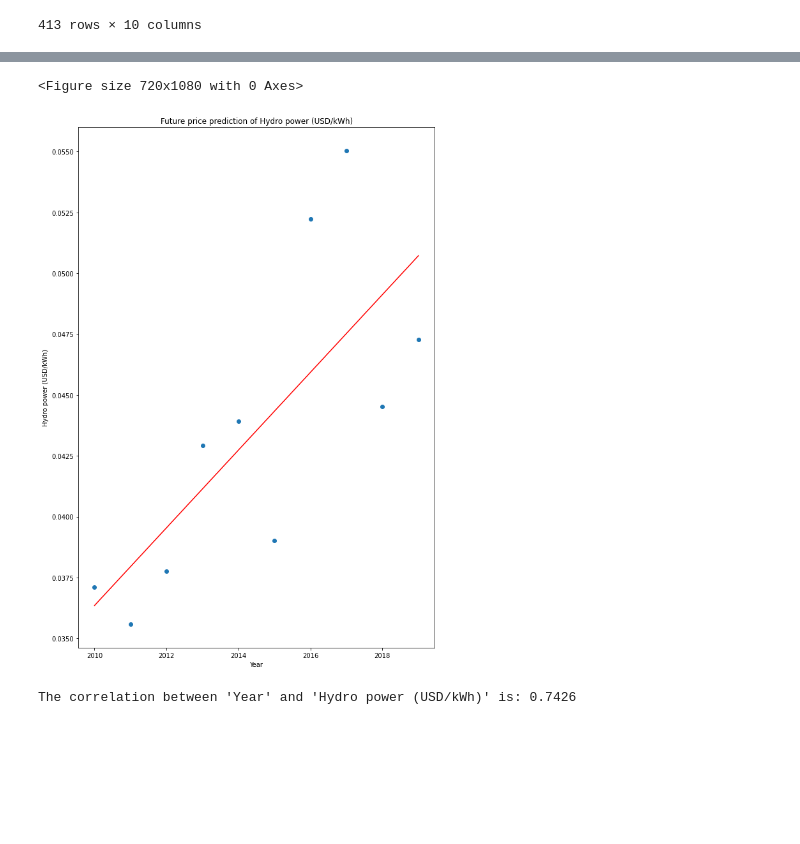
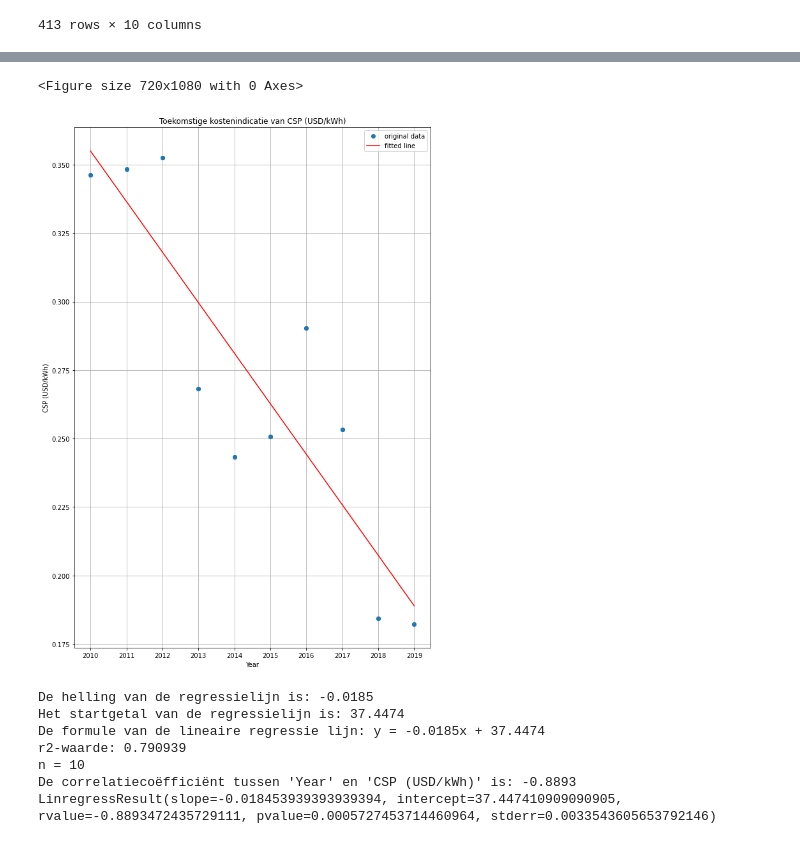
Before and after one commit to 88kHw88/Winc.Final_Assignment.CO2, a Jupyter notebook: Final_Assignment_CO2.ipynb, the cells around one changed output, grey strips where cells are left out. Saved outputs shown, nothing was run; the diff lists cells and outputs as text; code cells hidden in the pictures; blank space fills up the shorter version.

```diff
--- a/Final_Assignment_CO2.ipynb
+++ b/Final_Assignment_CO2.ipynb
@@ -513,0 +621,10 @@ def plot_scatterplot(df, column1, column2):
+# %%
+#Method 2:
+#using scipy to determine slope, intercept and other statistical values:
+#https://docs.scipy.org/doc/scipy/reference/generated/scipy.stats.linregress.html
+#from scipy import stats
+
+x = df_lcoe_csp["Year"]
+y = df_lcoe_csp["CSP (USD/kWh)"]
+res = stats.linregress(x, y)
+res
@@ -530,9 +735,14 @@ The correlation between 'Year' and 'Solar power (USD/kWh)' is: -0.8339
 # %%
-#plot scatterplot of hydro power LCOE (USD/kWh):
-plot_scatterplot(df_lcoe_hydro, 'Year', 'Hydro power (USD/kWh)')
-correlation(df_lcoe_hydro, 'Year', 'Hydro power (USD/kWh)')
+#plot scatterplot of Concentrated solar power LCOE (USD/kWh):
+statistical_scatterplot(df_lcoe_csp, 'Year', 'CSP (USD/kWh)')
 # %% [output]
 <Figure size 720x1080 with 0 Axes>
-[figure, old version]
+[figure, new version]
-The correlation between 'Year' and 'Hydro power (USD/kWh)' is: 0.7426
+De helling van de regressielijn is: -0.0185
+Het startgetal van de regressielijn is: 37.4474
+De formule van de lineaire regressie lijn: y = -0.0185x + 37.4474
+r2-waarde: 0.790939
+n = 10
+De correlatiecoëfficiënt tussen 'Year' en 'CSP (USD/kWh)' is: -0.8893
+LinregressResult(slope=-0.018453939393939394, intercept=37.447410909090905, rvalue=-0.8893472435729111, pvalue=0.0005727453714460964, stderr=0.0033543605653792146)
 # %%
```
Also changed, not shown: parts of 30 cells of this notebook.
